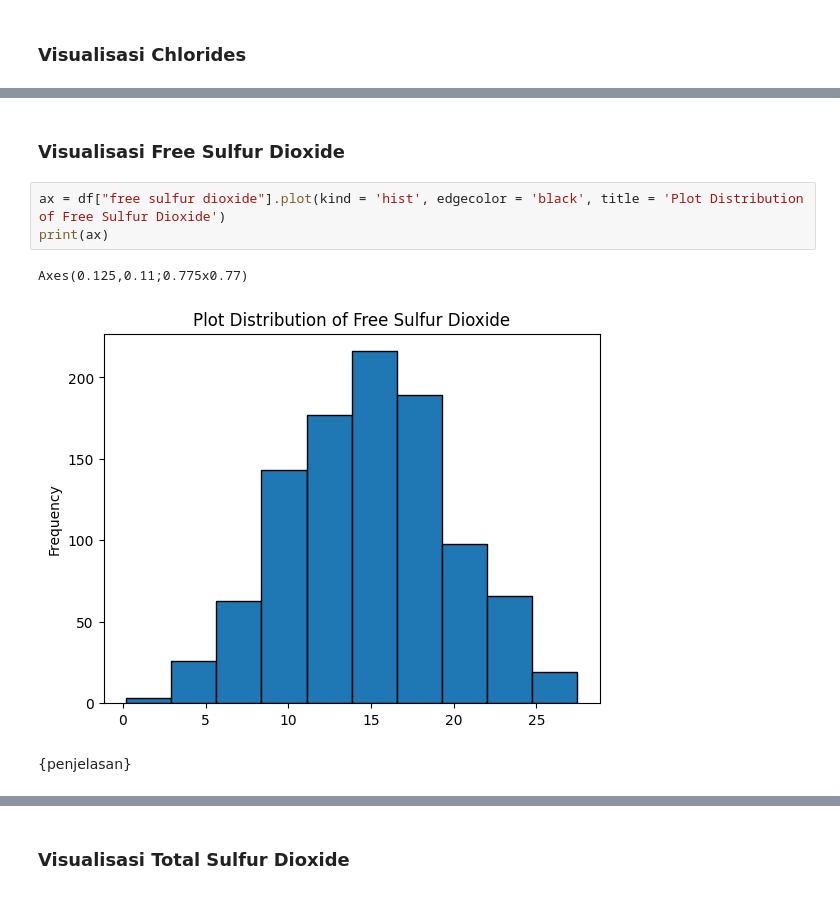
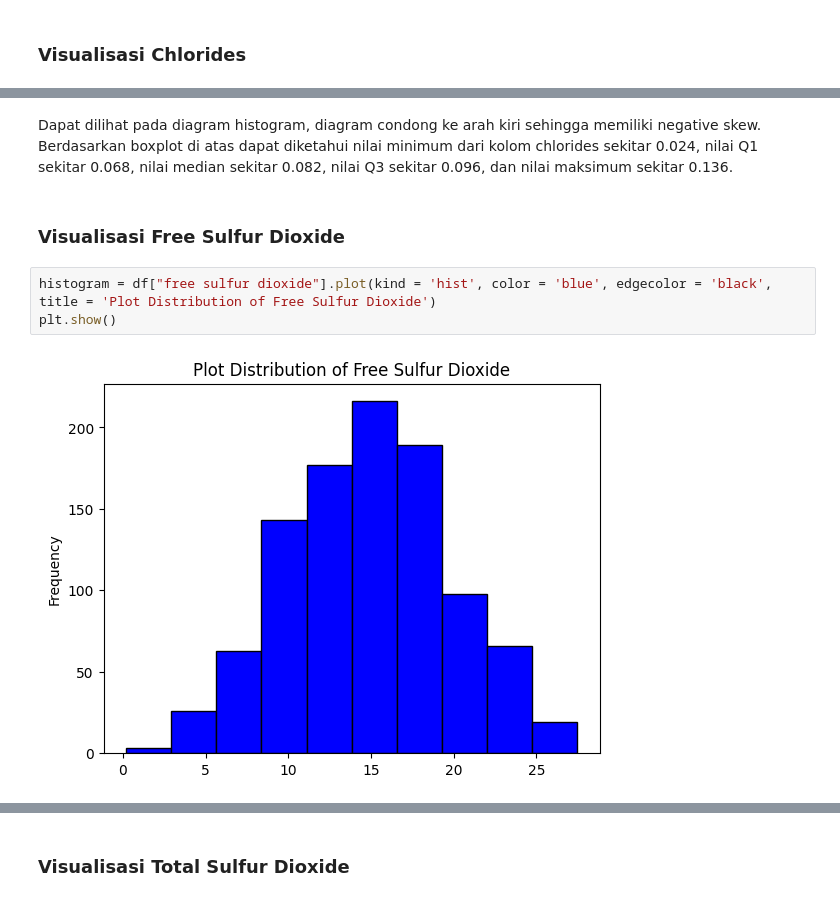
Before and after one commit to dhanikanovlisa/K02-T1-IF2220-13521132, a Jupyter notebook: K02-T1-IF2220-13521132.ipynb, the cells around one changed output, grey strips where cells are left out. Cells and saved outputs as stored; diff of their text form.

```diff
--- a/K02-T1-IF2220-13521132.ipynb
+++ b/K02-T1-IF2220-13521132.ipynb
@@ -361,10 +389,9 @@ Axes(0.125,0.11;0.775x0.77)
+# %% [markdown]
+Dapat dilihat pada diagram histogram, diagram condong ke arah kiri sehingga memiliki negative skew. Berdasarkan boxplot di atas dapat diketahui nilai minimum dari kolom chlorides sekitar 0.024, nilai Q1 sekitar 0.068, nilai median sekitar 0.082, nilai Q3 sekitar 0.096, dan nilai maksimum sekitar 0.136.
 # %% [markdown]
 ### Visualisasi Free Sulfur Dioxide
 # %%
-ax = df["free sulfur dioxide"].plot(kind = 'hist', edgecolor = 'black', title = 'Plot Distribution of Free Sulfur Dioxide')
-print(ax)
+histogram = df["free sulfur dioxide"].plot(kind = 'hist', color = 'blue', edgecolor = 'black', title = 'Plot Distribution of Free Sulfur Dioxide')
+plt.show()
 # %% [output]
-Axes(0.125,0.11;0.775x0.77)
-[figure, old version]
+[figure, new version]
-# %% [markdown]
-{penjelasan}
```
Also changed, not shown: parts of 108 cells of this notebook, 1 other file.
